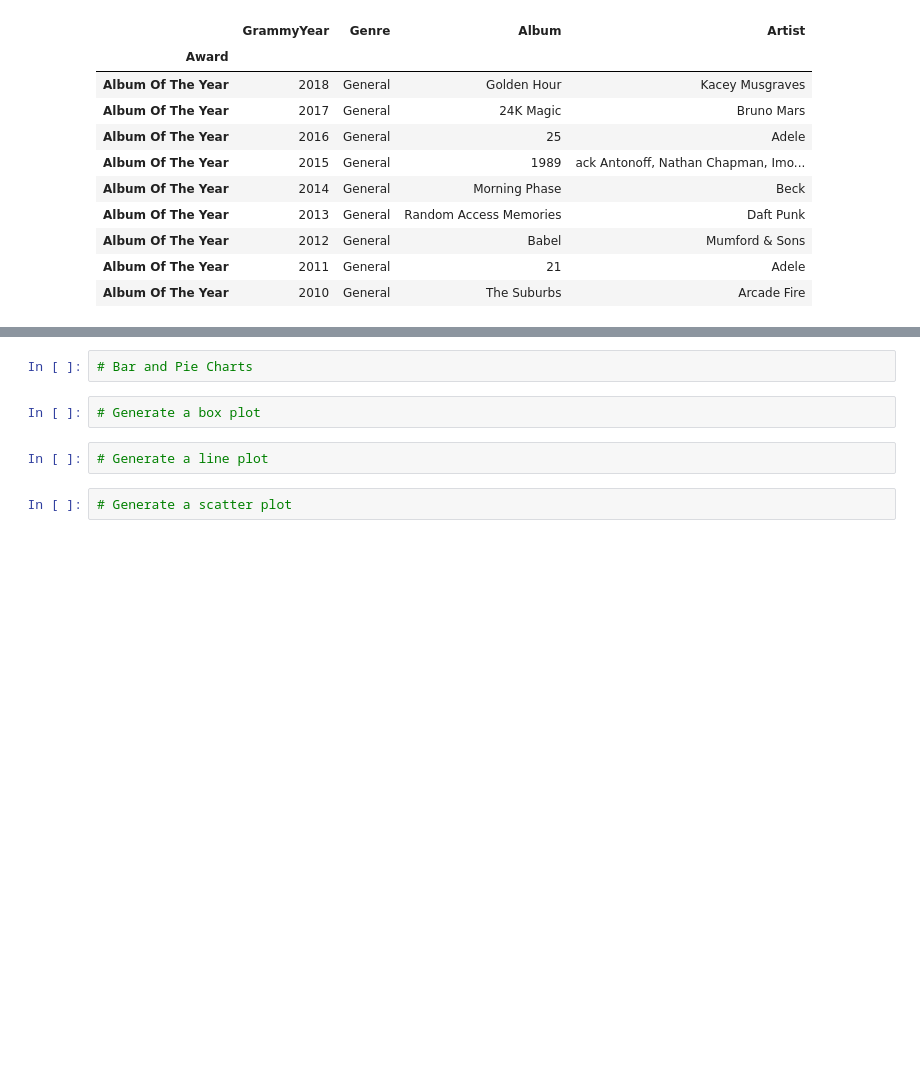
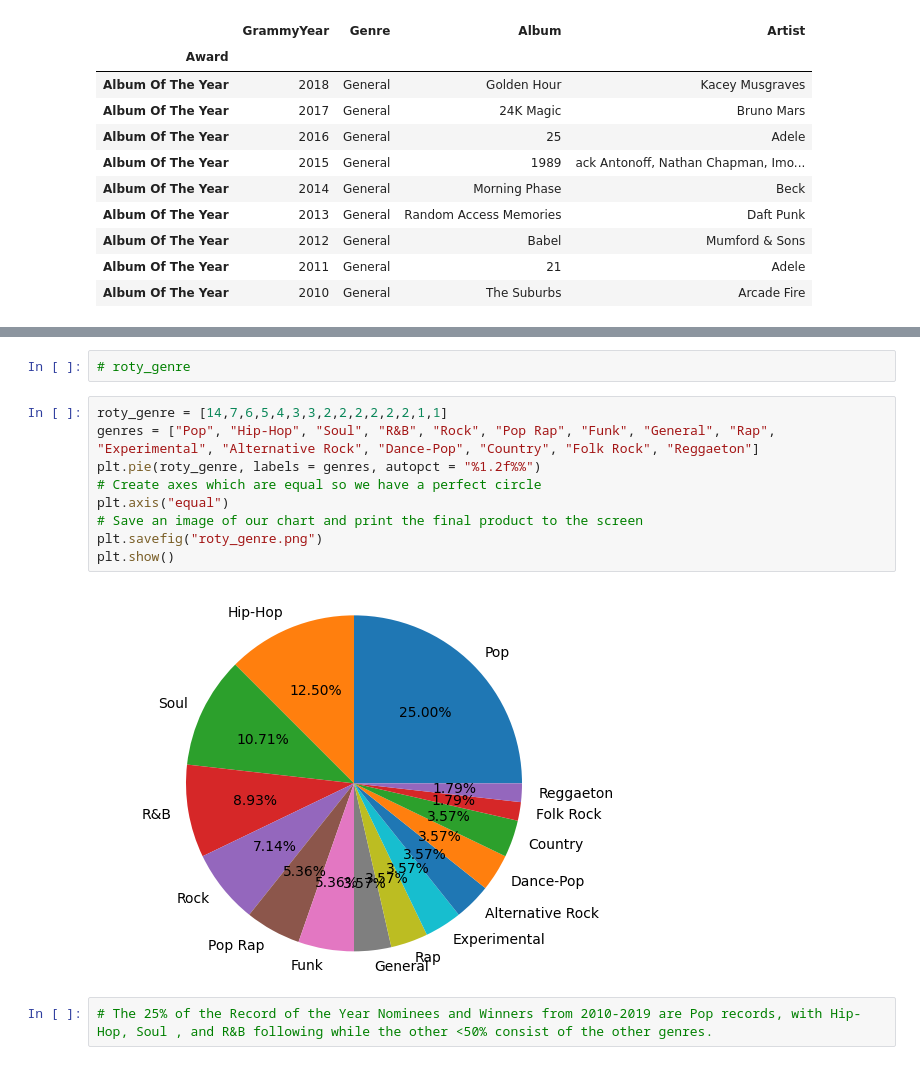
Before and after one commit to jonesj5901/project-1, a Jupyter notebook: Project 1/Billboard.ipynb, the cells around one changed output, grey strips where cells are left out. Saved outputs shown, nothing was run; the diff lists cells and outputs as text; blank space fills up the shorter version.

```diff
--- a/Project 1/Billboard.ipynb
+++ b/Project 1/Billboard.ipynb
@@ -109,8 +87,15 @@ df_2.dtypes
-# %%
-# Bar and Pie Charts
-# %%
-# Generate a box plot
-# %%
-# Generate a line plot
-# %%
-# Generate a scatter plot
+# %%
+# roty_genre
+# %%
+roty_genre = [14,7,6,5,4,3,3,2,2,2,2,2,2,1,1]
+genres = ["Pop", "Hip-Hop", "Soul", "R&B", "Rock", "Pop Rap", "Funk", "General", "Rap", "Experimental", "Alternative Rock", "Dance-Pop", "Country", "Folk Rock", "Reggaeton"]
+plt.pie(roty_genre, labels = genres, autopct = "%1.2f%%")
+# Create axes which are equal so we have a perfect circle
+plt.axis("equal")
+# Save an image of our chart and print the final product to the screen
+plt.savefig("roty_genre.png")
+plt.show()
+# %% [output]
+[figure, added]
+# %%
+# The 25% of the Record of the Year Nominees and Winners from 2010-2019 are Pop records, with Hip-Hop, Soul , and R&B following while the other <50% consist of the other genres.
```
Also changed, not shown: parts of 22 cells of this notebook, 13 other files.
